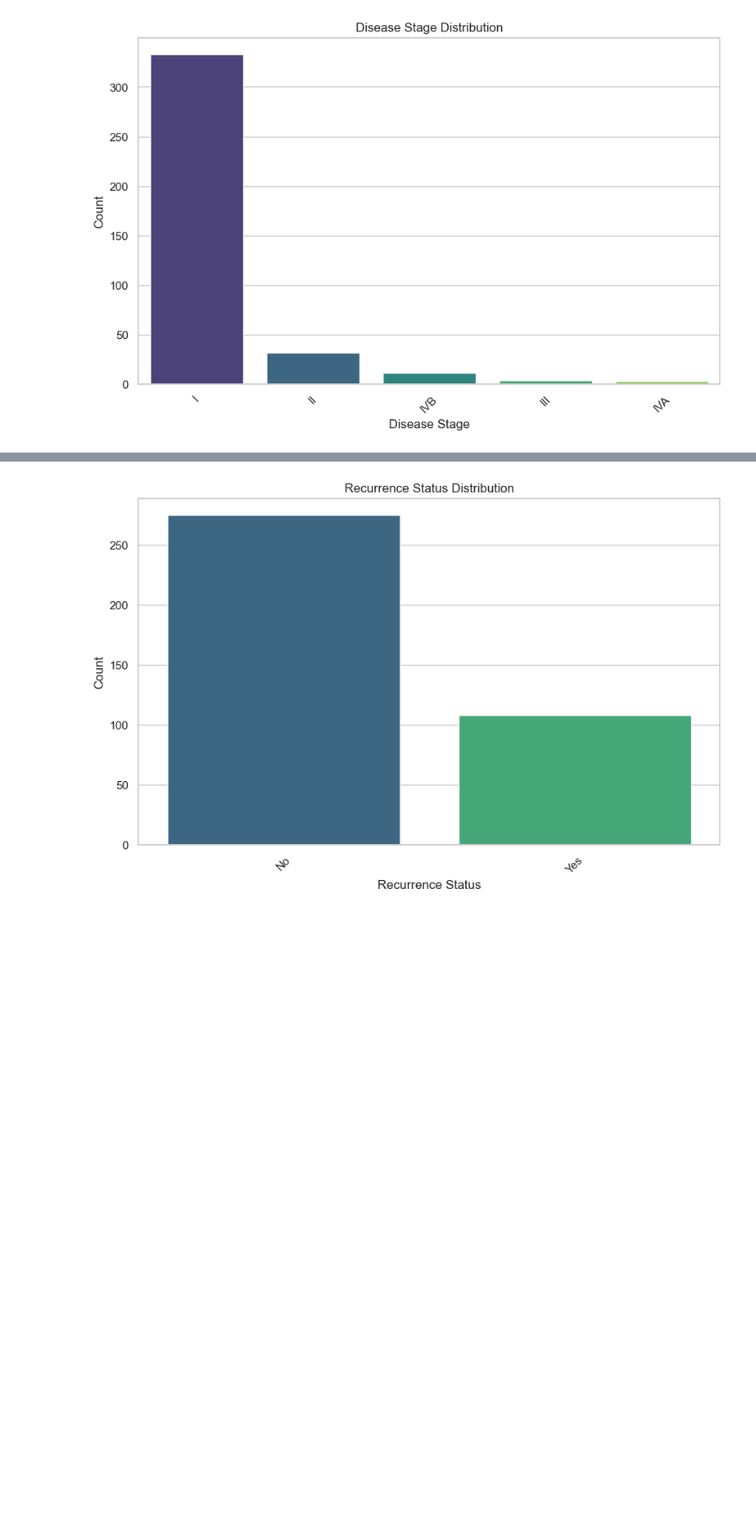
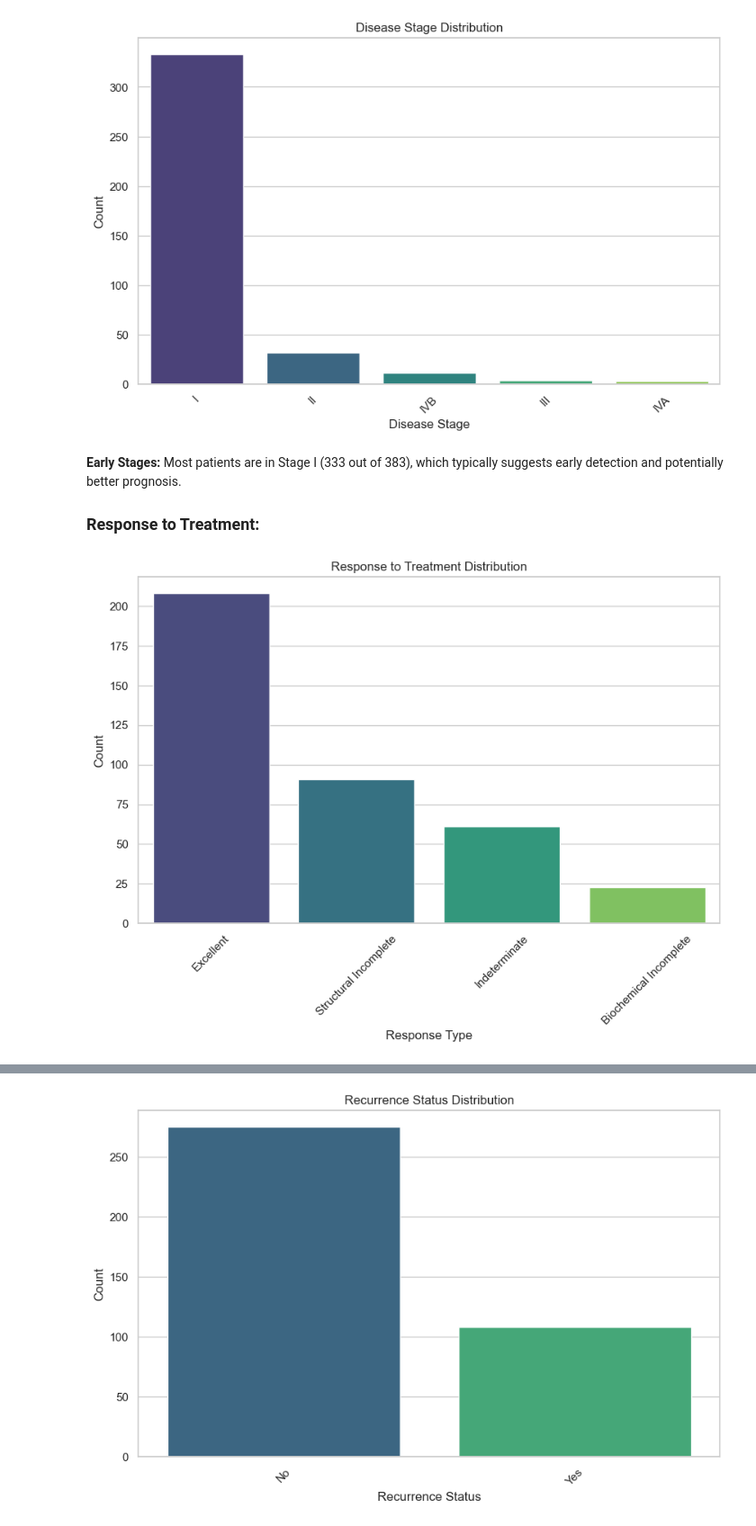
Before and after one commit to DrTechBro/Thyroid-Cancer-Recurrence-Predictor, a Jupyter notebook: index.ipynb, the cells around one changed output, grey strips where cells are left out. Shown: that part at 90% size. Saved outputs shown, nothing was run; the diff lists cells and outputs as text; code cells hidden in the pictures; blank space fills up the shorter version.

```diff
--- a/index.ipynb
+++ b/index.ipynb
@@ -409,3 +435,21 @@ plt.xticks(rotation=45)
 plt.show()
 # %% [output]
 [figure]
+# %% [markdown]
+**Early Stages:** Most patients are in Stage I (333 out of 383), which typically suggests early detection and potentially better prognosis.
+
+### Response to Treatment:
+# %%
+# Count the distribution of Response To Treatment
+response_counts = data['Response'].value_counts()
+
+# Plot the distribution
+plt.figure(figsize=(10, 6))
+sns.barplot(x=response_counts.index, y=response_counts.values, palette='viridis')
+plt.title('Response to Treatment Distribution')
+plt.xlabel('Response Type')
+plt.ylabel('Count')
+plt.xticks(rotation=45)
+plt.show()
+# %% [output]
+[figure, added]
```
Also changed, not shown: parts of 14 cells of this notebook.
